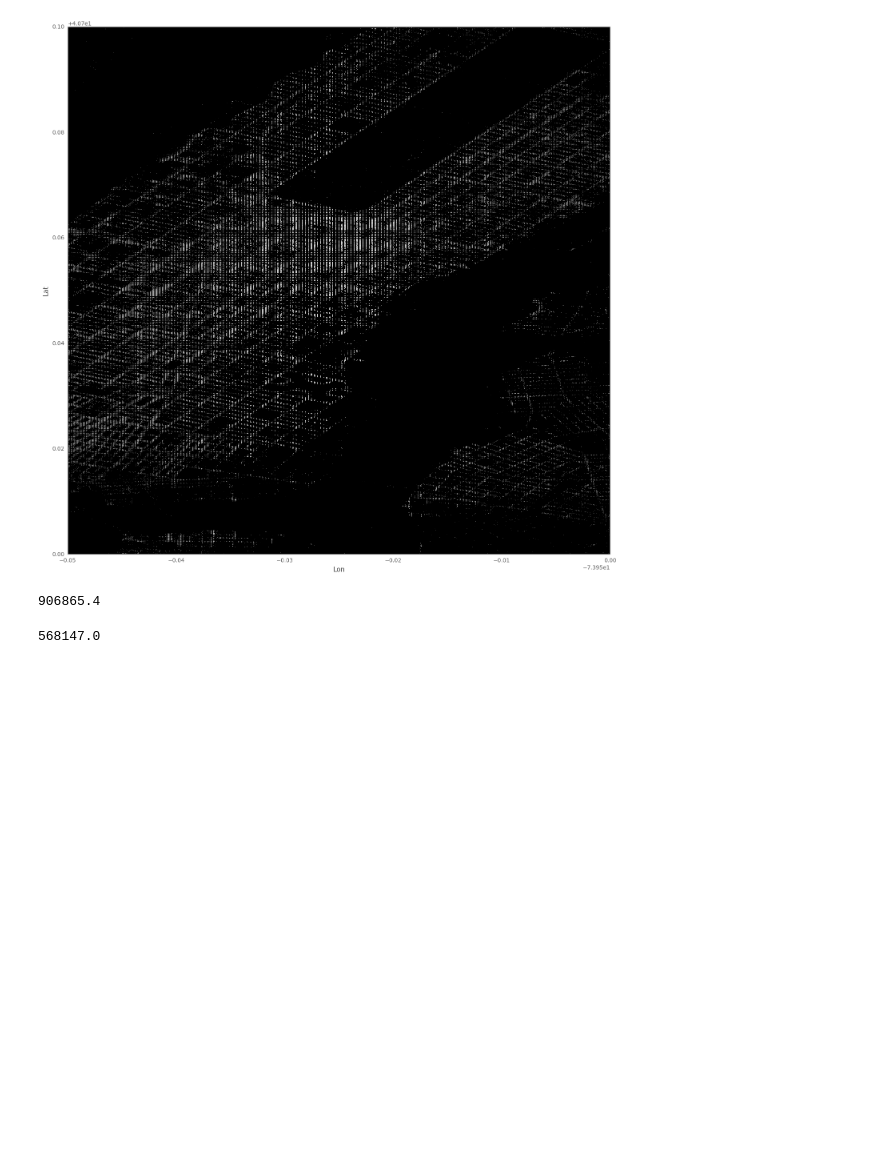
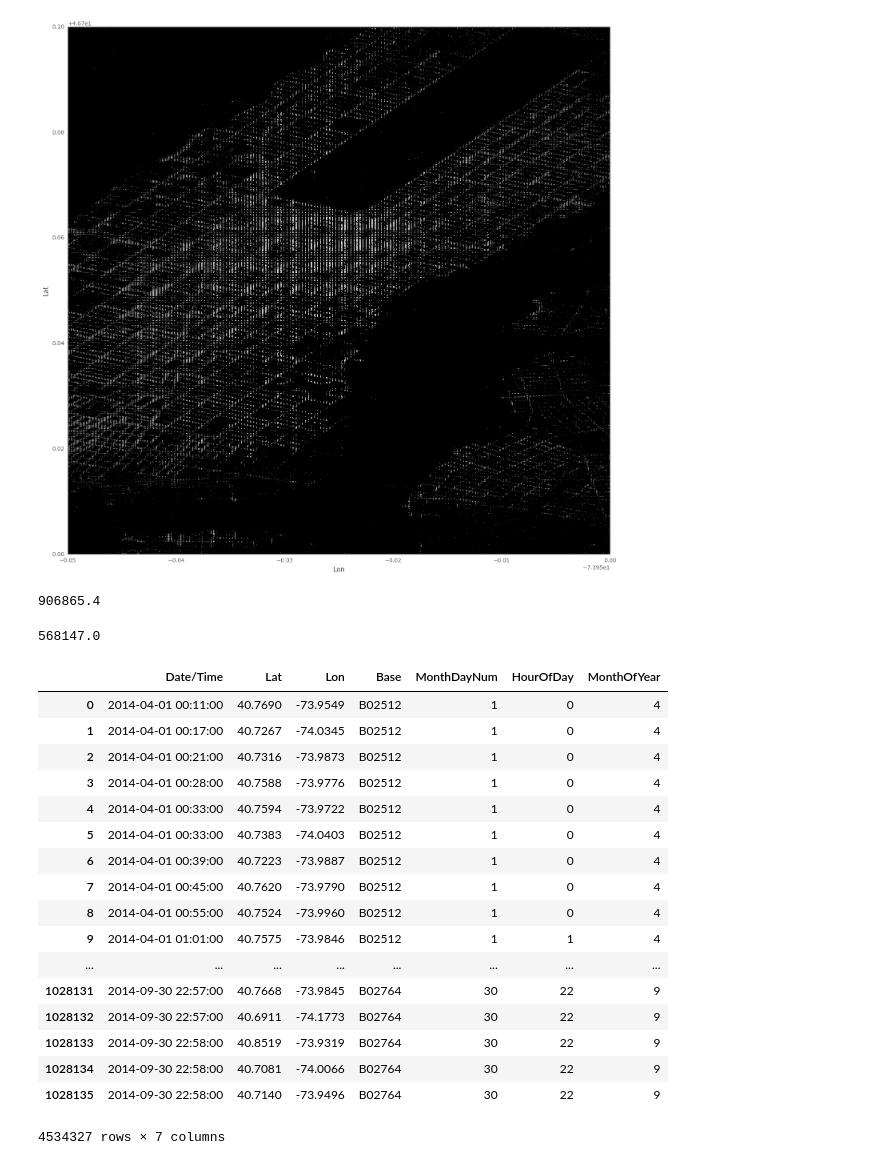
Before and after one commit to msabhi/mining-uber-dataset, a Jupyter notebook: RandomForest/Trends.ipynb, the cells around one changed output. Cells and saved outputs as stored; diff of their text form; code cells hidden in the pictures; blank space fills up the shorter version.

```diff
--- a/RandomForest/Trends.ipynb
+++ b/RandomForest/Trends.ipynb
@@ -59,3 +61,24 @@ len(df_weekdays)/5
 len(df_weekends)/2
 # %% [output]
 568147.0
+# %%
+df
+# %% [output]
+|  | Date/Time | Lat | Lon | Base | MonthDayNum | HourOfDay | MonthOfYear |
+| 0 | 2014-04-01 00:11:00 | 40.7690 | -73.9549 | B02512 | 1 | 0 | 4 |
+| 1 | 2014-04-01 00:17:00 | 40.7267 | -74.0345 | B02512 | 1 | 0 | 4 |
+| 2 | 2014-04-01 00:21:00 | 40.7316 | -73.9873 | B02512 | 1 | 0 | 4 |
+| 3 | 2014-04-01 00:28:00 | 40.7588 | -73.9776 | B02512 | 1 | 0 | 4 |
+| 4 | 2014-04-01 00:33:00 | 40.7594 | -73.9722 | B02512 | 1 | 0 | 4 |
+| 5 | 2014-04-01 00:33:00 | 40.7383 | -74.0403 | B02512 | 1 | 0 | 4 |
+| 6 | 2014-04-01 00:39:00 | 40.7223 | -73.9887 | B02512 | 1 | 0 | 4 |
+| 7 | 2014-04-01 00:45:00 | 40.7620 | -73.9790 | B02512 | 1 | 0 | 4 |
+| 8 | 2014-04-01 00:55:00 | 40.7524 | -73.9960 | B02512 | 1 | 0 | 4 |
+| 9 | 2014-04-01 01:01:00 | 40.7575 | -73.9846 | B02512 | 1 | 1 | 4 |
+| ... | ... | ... | ... | ... | ... | ... | ... |
+| 1028131 | 2014-09-30 22:57:00 | 40.7668 | -73.9845 | B02764 | 30 | 22 | 9 |
+| 1028132 | 2014-09-30 22:57:00 | 40.6911 | -74.1773 | B02764 | 30 | 22 | 9 |
+| 1028133 | 2014-09-30 22:58:00 | 40.8519 | -73.9319 | B02764 | 30 | 22 | 9 |
+| 1028134 | 2014-09-30 22:58:00 | 40.7081 | -74.0066 | B02764 | 30 | 22 | 9 |
+| 1028135 | 2014-09-30 22:58:00 | 40.7140 | -73.9496 | B02764 | 30 | 22 | 9 |
+4534327 rows × 7 columns
```
Also changed, not shown: parts of 4 cells of this notebook.
